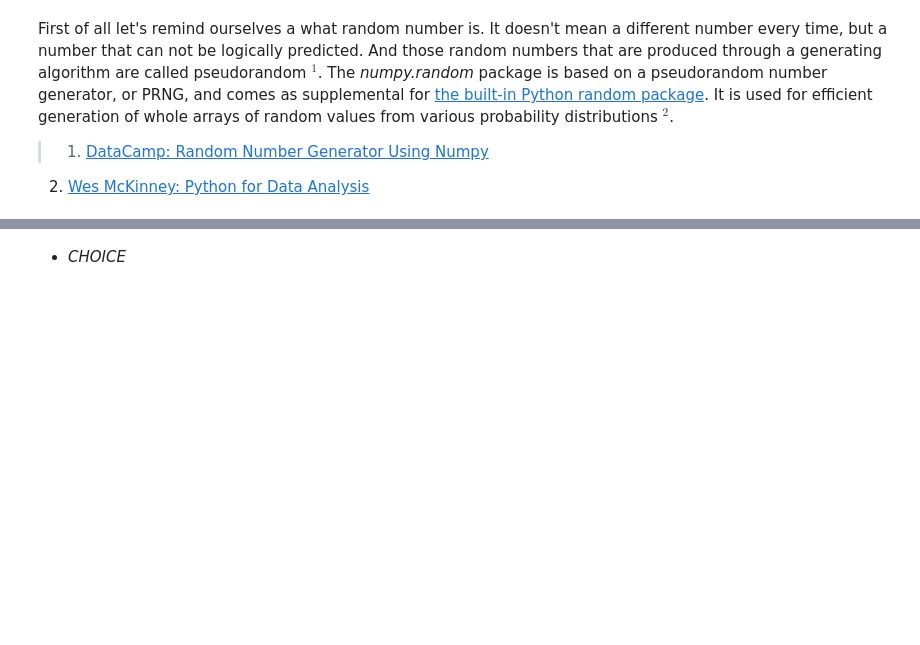
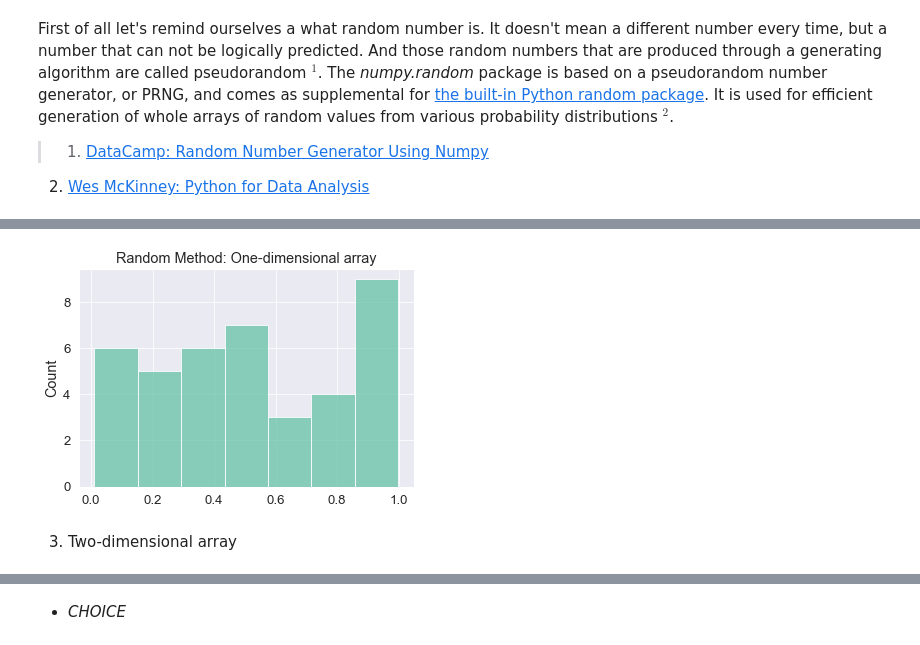
Before and after one commit to olgarozhdestvina/numpy.random, a Jupyter notebook: Numpy.random.ipynb, the cells around one changed output, grey strips where cells are left out. Cells and saved outputs as stored; diff of their text form; code cells hidden in the pictures; blank space fills up the shorter version.

```diff
--- a/Numpy.random.ipynb
+++ b/Numpy.random.ipynb
@@ -106,0 +140,6 @@ plt.show()
+# %%
+# Generate 40 floats.
+x = rng.random((40,))
+
+# Display the array.
+x
@@ -106,0 +155,13 @@ plt.show()
+# %%
+# Set the title for the future plot.
+plt.title("Random Method: One-dimensional array")
+
+# Build the plot.
+sns.histplot(x)
+
+# Show the plot.
+plt.show()
+# %% [output]
+[figure, added]
+# %% [markdown]
+3. Two-dimensional array
```
Also changed, not shown: parts of 18 cells of this notebook.
